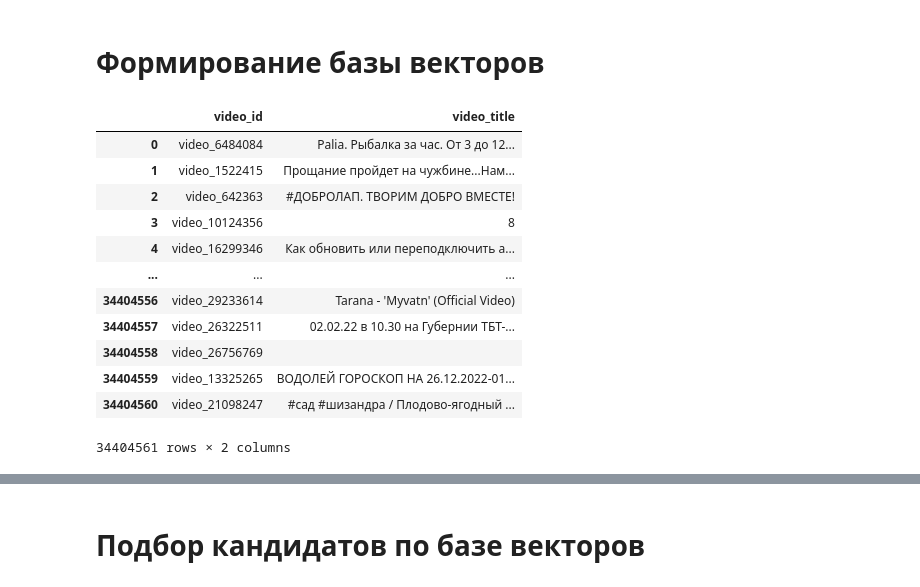
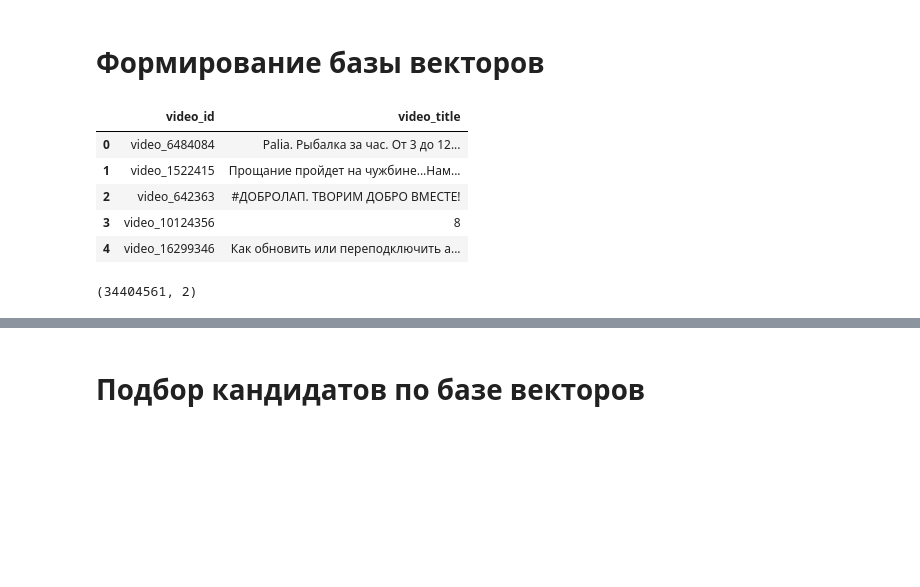
Before and after one commit to Domnenko-Aleksey/RT_Ranker, a Jupyter notebook: Ranker.ipynb, the cells around one changed output, grey strips where cells are left out. Saved outputs shown, nothing was run; the diff lists cells and outputs as text; code cells hidden in the pictures; blank space fills up the shorter version.

```diff
--- a/Ranker.ipynb
+++ b/Ranker.ipynb
@@ -94,21 +94,18 @@ candidates = pd.read_parquet(
     "videos.parquet", engine="pyarrow", columns=["video_id", "video_title"]
 )
 # %%
-candidates
+candidates.head()
 # %% [output]
 |  | video_id | video_title |
 | 0 | video_6484084 | Palia. Рыбалка за час. От 3 до 12... |
 | 1 | video_1522415 | Прощание пройдет на чужбине...Нам... |
 | 2 | video_642363 | #ДОБРОЛАП. ТВОРИМ ДОБРО ВМЕСТЕ! |
 | 3 | video_10124356 | 8 |
 | 4 | video_16299346 | Как обновить или переподключить а... |
-| ... | ... | ... |
-| 34404556 | video_29233614 | Tarana - 'Myvatn' (Official Video) |
-| 34404557 | video_26322511 | 02.02.22 в 10.30 на Губернии ТБТ-... |
-| 34404558 | video_26756769 |  |
-| 34404559 | video_13325265 | ВОДОЛЕЙ ГОРОСКОП НА 26.12.2022-01... |
-| 34404560 | video_21098247 | #сад #шизандра / Плодово-ягодный ... |
-34404561 rows × 2 columns
+# %%
+candidates.shape
+# %% [output]
+(34404561, 2)
 # %%
 candidates = candidates.sample(n=7_000_000, replace=False, random_state=seed)
 # %%
```
Also changed, not shown: parts of 22 cells of this notebook, 1 other file.
